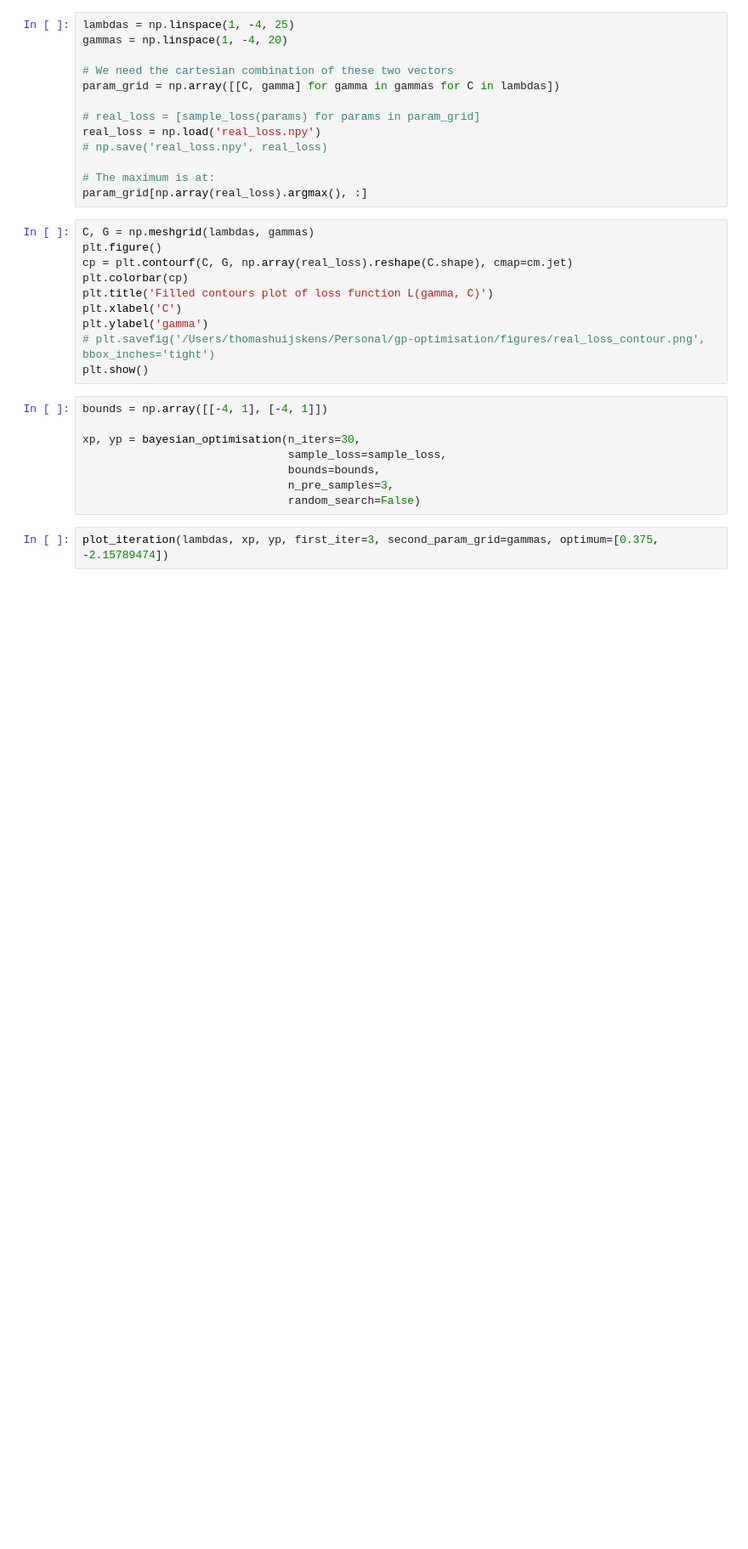
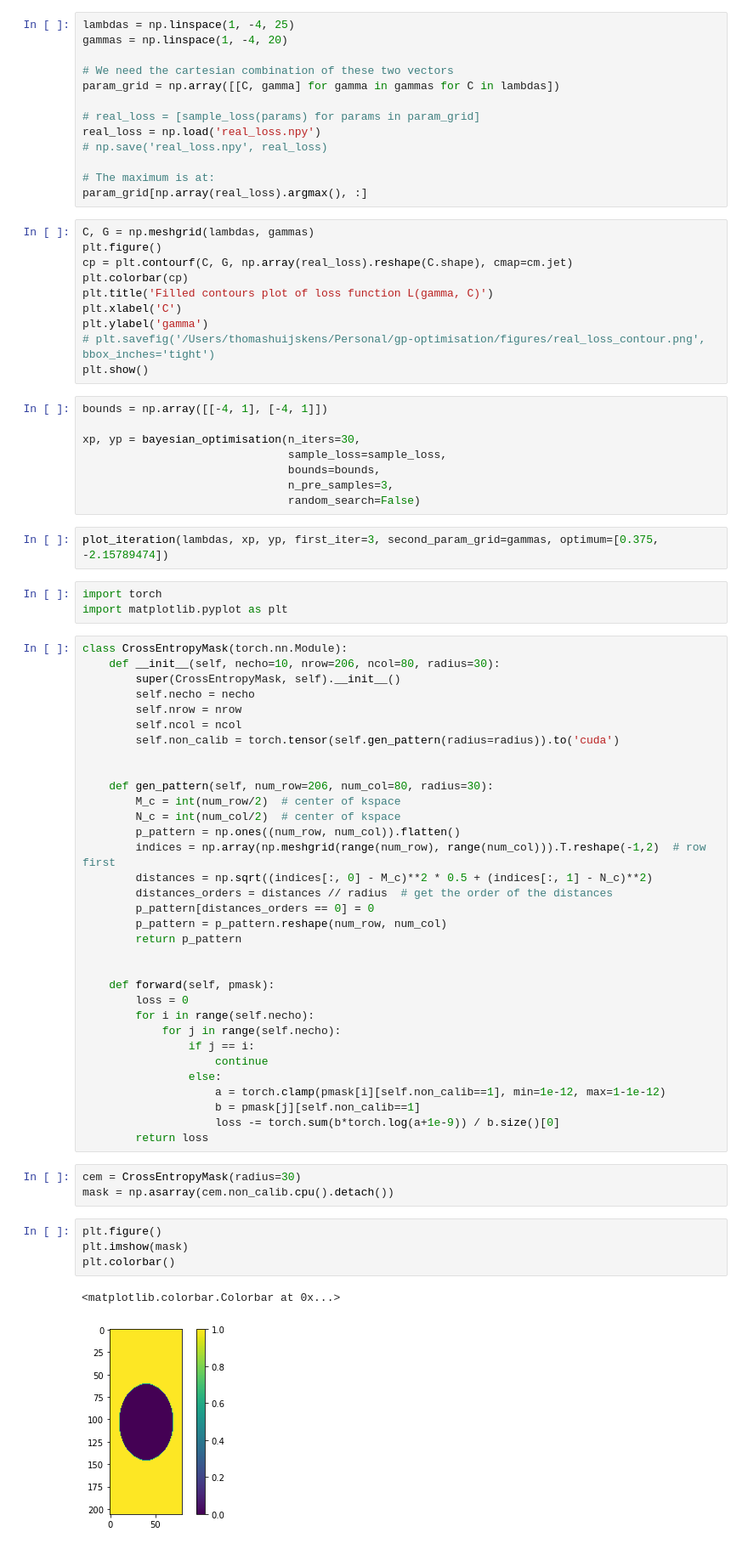
Before and after one commit to Jinwei1209/LARO, a Jupyter notebook: bayesOpt/sum-opt.ipynb, the cells around one changed output. Shown at 85% size. Cells and saved outputs as stored; diff of their text form; blank space fills up the shorter version.

```diff
--- a/bayesOpt/sum-opt.ipynb
+++ b/bayesOpt/sum-opt.ipynb
@@ -196,3 +196,49 @@ xp, yp = bayesian_optimisation(n_iters=30,
                                random_search=False)
 # %%
 plot_iteration(lambdas, xp, yp, first_iter=3, second_param_grid=gammas, optimum=[0.375, -2.15789474])
+# %%
+import torch
+import matplotlib.pyplot as plt
+# %%
+class CrossEntropyMask(torch.nn.Module):
+    def __init__(self, necho=10, nrow=206, ncol=80, radius=30):
+        super(CrossEntropyMask, self).__init__()
+        self.necho = necho
+        self.nrow = nrow
+        self.ncol = ncol
+        self.non_calib = torch.tensor(self.gen_pattern(radius=radius)).to('cuda')
+
+
+    def gen_pattern(self, num_row=206, num_col=80, radius=30):
+        M_c = int(num_row/2)  # center of kspace
+        N_c = int(num_col/2)  # center of kspace
+        p_pattern = np.ones((num_row, num_col)).flatten()
+        indices = np.array(np.meshgrid(range(num_row), range(num_col))).T.reshape(-1,2)  # row first
+        distances = np.sqrt((indices[:, 0] - M_c)**2 * 0.5 + (indices[:, 1] - N_c)**2)
+        distances_orders = distances // radius  # get the order of the distances
+        p_pattern[distances_orders == 0] = 0
+        p_pattern = p_pattern.reshape(num_row, num_col)
+        return p_pattern
+
+
+    def forward(self, pmask):
+        loss = 0
+        for i in range(self.necho):
+            for j in range(self.necho):
+                if j == i:
+                    continue
+                else:
+                    a = torch.clamp(pmask[i][self.non_calib==1], min=1e-12, max=1-1e-12)
+                    b = pmask[j][self.non_calib==1]
+                    loss -= torch.sum(b*torch.log(a+1e-9)) / b.size()[0]
+        return loss
+# %%
+cem = CrossEntropyMask(radius=30)
+mask = np.asarray(cem.non_calib.cpu().detach())
+# %%
+plt.figure()
+plt.imshow(mask)
+plt.colorbar()
+# %% [output]
+<matplotlib.colorbar.Colorbar at 0x...>
+[figure, added]
```
Also changed, not shown: parts of 1 cell of this notebook, 5 other files.
